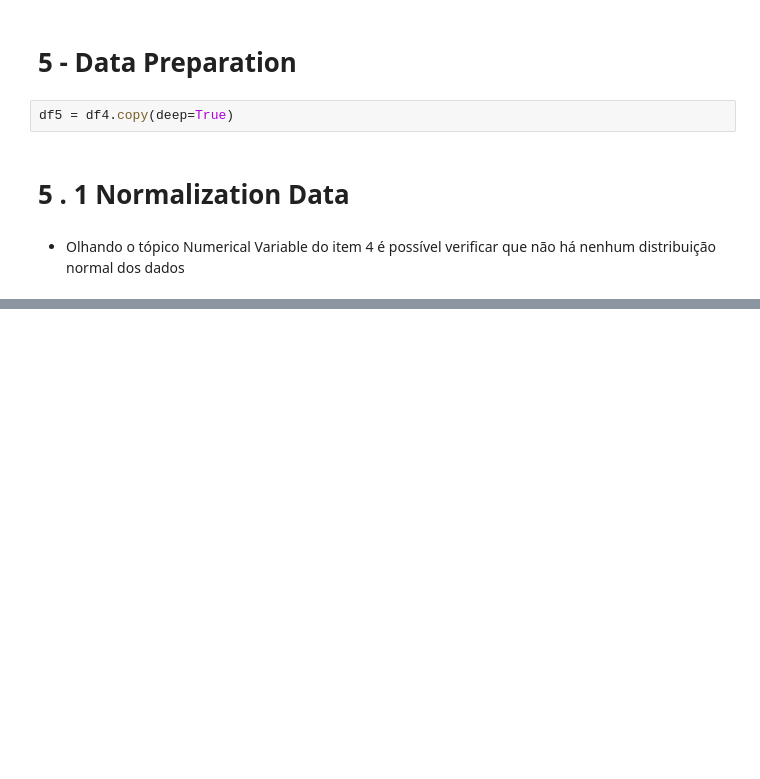
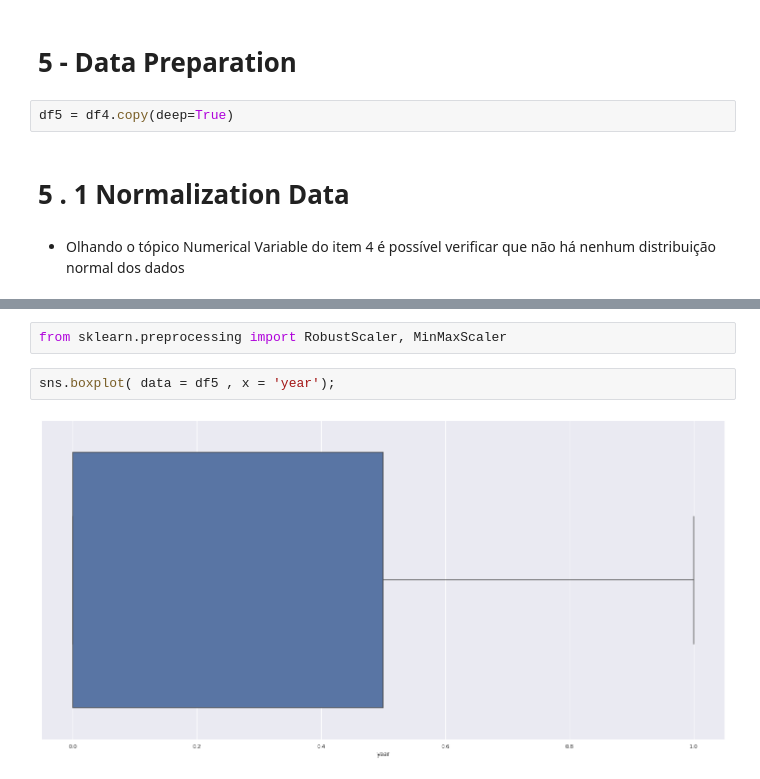
Before and after one commit to guiaraujofreitas/Rossmann-Store-Sales, a Jupyter notebook: m05_Store_Sales_prediction.ipynb, the cells around one changed output, grey strips where cells are left out. Drawn from its saved outputs; the diff is of its cells as text; blank space fills up the shorter version.

```diff
--- a/m05_Store_Sales_prediction.ipynb
+++ b/m05_Store_Sales_prediction.ipynb
@@ -969,0 +943,6 @@ df4['competition_distance'].head
+# %%
+from sklearn.preprocessing import RobustScaler, MinMaxScaler
+# %%
+sns.boxplot( data = df5 , x = 'year');
+# %% [output]
+[figure, added]
```
Also changed, not shown: parts of 13 cells of this notebook.
